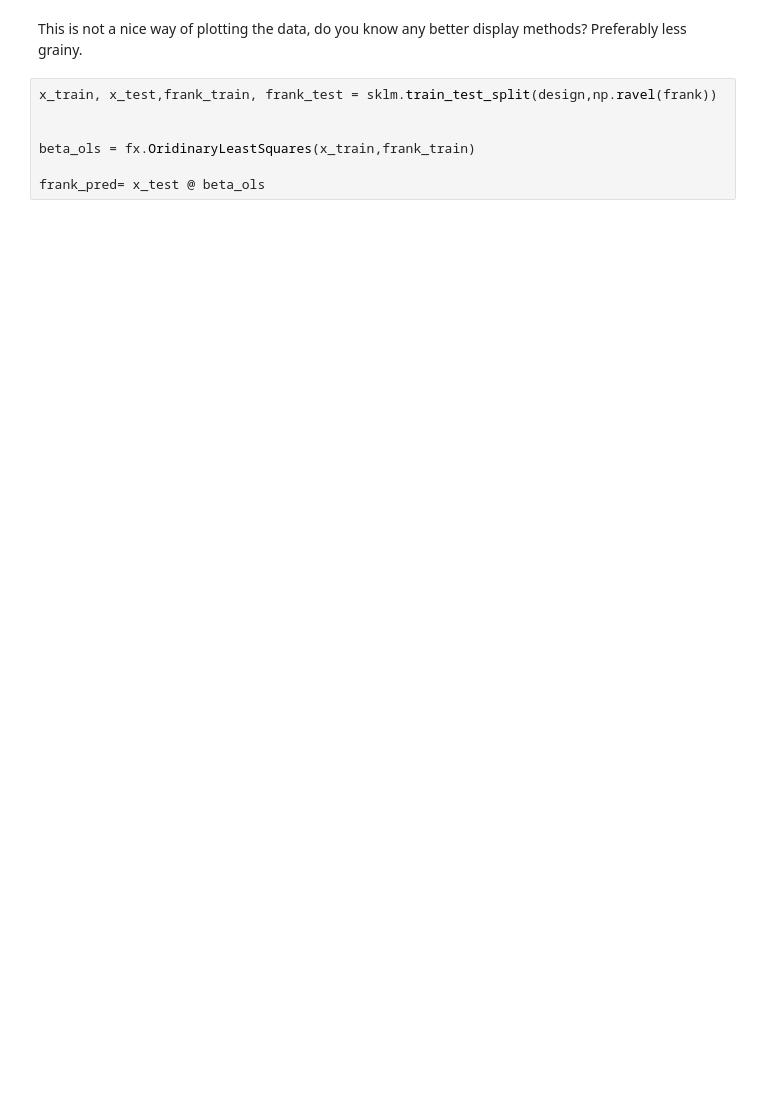
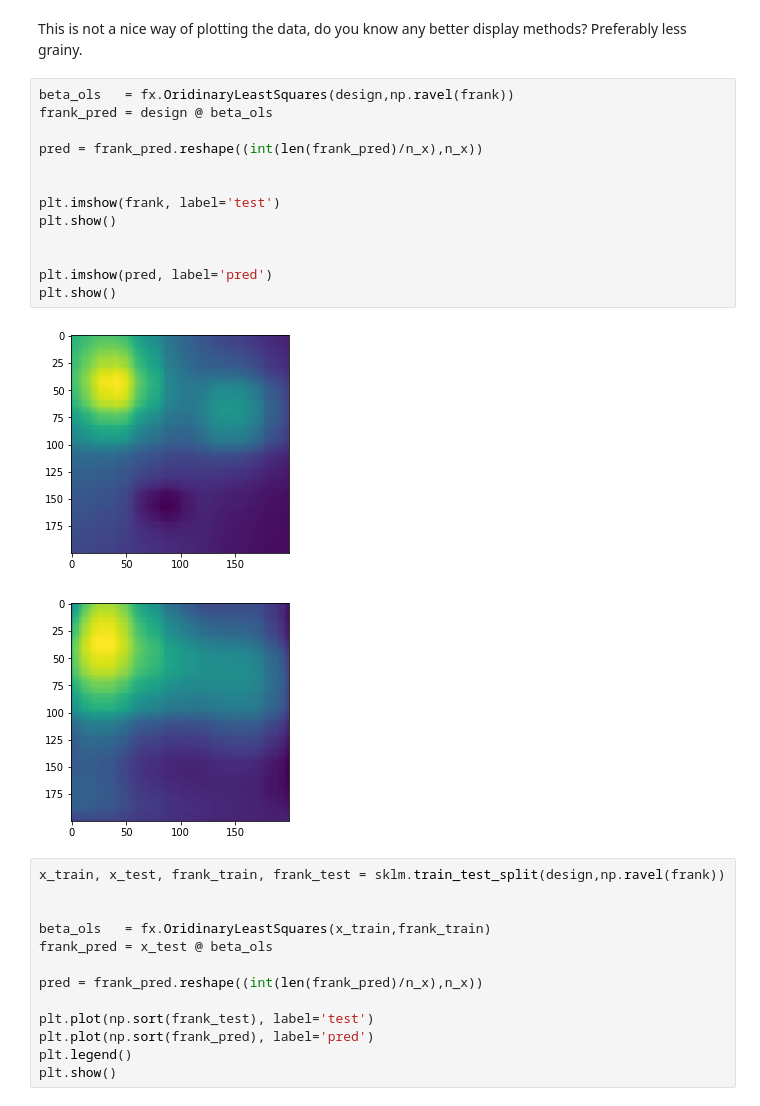
Before and after one commit to sigmunsl/FYS-STK4155, a Jupyter notebook: projects/Project1/Main.ipynb, the cells around one changed output. Saved outputs shown, nothing was run; the diff lists cells and outputs as text; blank space fills up the shorter version.

```diff
--- a/projects/Project1/Main.ipynb
+++ b/projects/Project1/Main.ipynb
@@ -38,9 +38,31 @@ plt.show()
 # %% [markdown]
 This is not a nice way of plotting the data, do you know any better display methods? Preferably less grainy.
+# %%
+beta_ols   = fx.OridinaryLeastSquares(design,np.ravel(frank))
+frank_pred = design @ beta_ols
+
+pred = frank_pred.reshape((int(len(frank_pred)/n_x),n_x))
+
+
+plt.imshow(frank, label='test')
+plt.show()
+
+
+plt.imshow(pred, label='pred')
+plt.show()
+# %% [output]
+[figure, added]
+[figure, added]
 # %%
-x_train, x_test,frank_train, frank_test = sklm.train_test_split(design,np.ravel(frank))
+x_train, x_test, frank_train, frank_test = sklm.train_test_split(design,np.ravel(frank))
 
 
-beta_ols = fx.OridinaryLeastSquares(x_train,frank_train)
+beta_ols   = fx.OridinaryLeastSquares(x_train,frank_train)
+frank_pred = x_test @ beta_ols
 
-frank_pred= x_test @ beta_ols
+pred = frank_pred.reshape((int(len(frank_pred)/n_x),n_x))
+
+plt.plot(np.sort(frank_test), label='test')
+plt.plot(np.sort(frank_pred), label='pred')
+plt.legend()
+plt.show()
```
Also changed, not shown: parts of 1 cell of this notebook.
